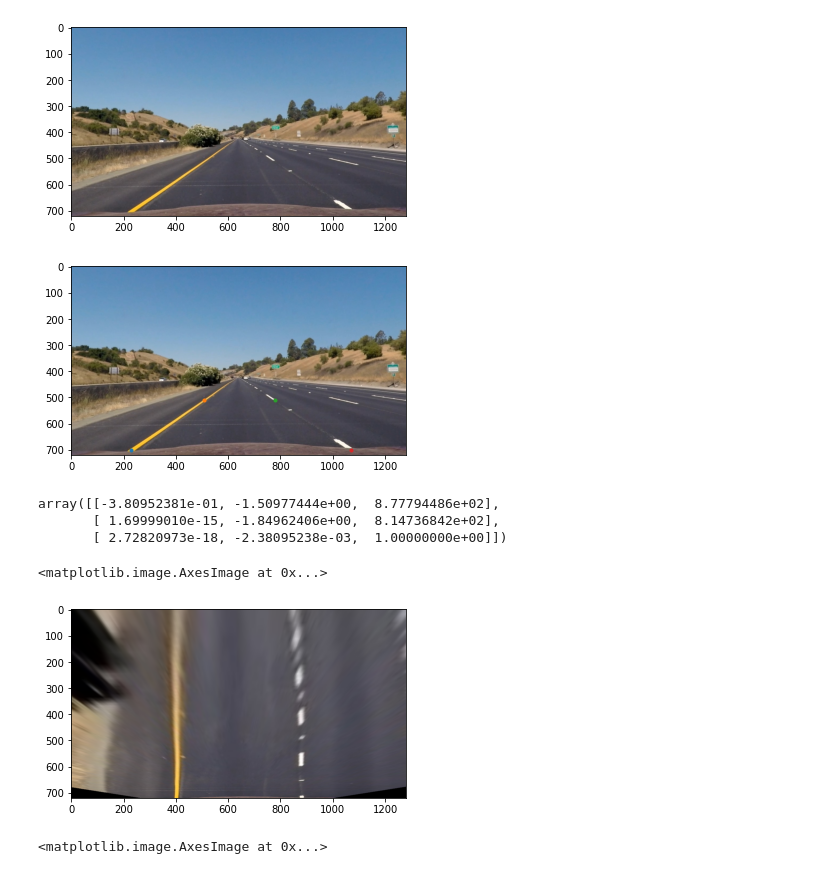
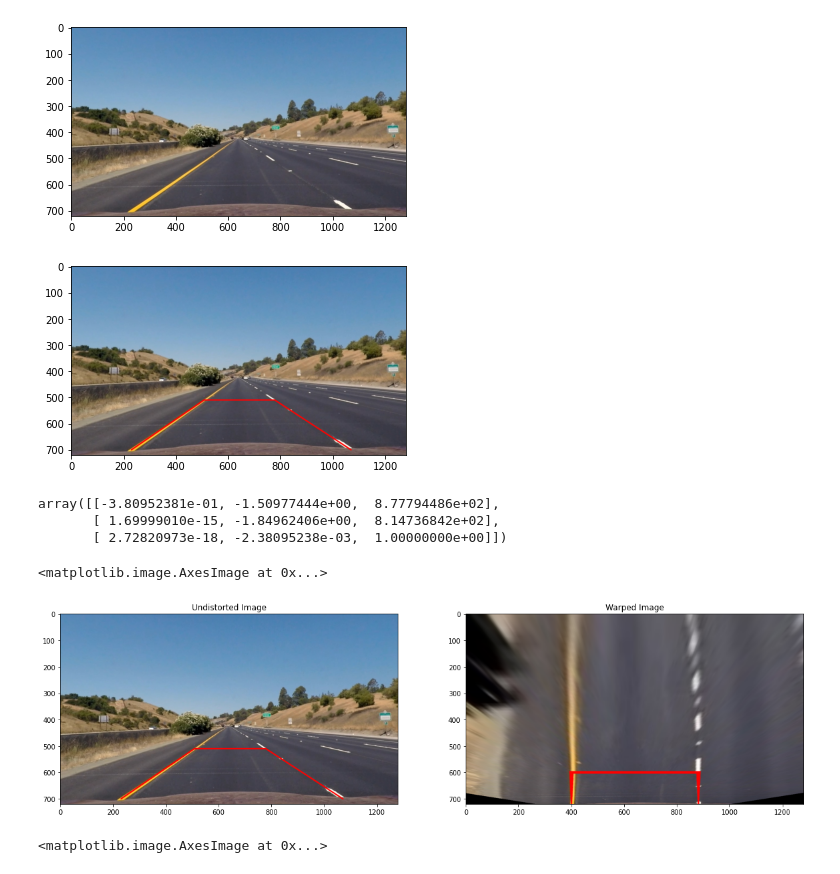
Before and after one commit to SaAmiBo/CarND-Advanced-Lane-Lines, a Jupyter notebook: Code/PerspectiveTransform.ipynb, the cells around one changed output. Saved outputs shown, nothing was run; the diff lists cells and outputs as text; code cells hidden in the pictures.

```diff
--- a/Code/PerspectiveTransform.ipynb
+++ b/Code/PerspectiveTransform.ipynb
@@ -44,10 +44,11 @@ points = np.float32([  [230,700]
                      , [778,510]
                      , [1070,700]])
 plt.imshow(img_undist)
-for point in points:
-    plt.plot(point[0], point[1], ".")
+for i, point in enumerate(points):
+    if i != len(points)-1:
+        cv2.line(img_undist, (points[i][0], points[i][1]), (points[i+1][0], points[i+1][1]), [255,0,0], 3)
 # %% [output]
-[figure, old version]
+[figure, new version]
 # %%
 # Defining the destination points
 offsetx = 400
@@ -69,10 +70,14 @@ array([[-3.80952381e-01, -1.50977444e+00,  8.77794486e+02],
        [ 2.72820973e-18, -2.38095238e-03,  1.00000000e+00]])
 # %%
 warped = cv2.warpPerspective(img_undist, M, img_size, flags=cv2.INTER_LINEAR)
-plt.imshow(warped)
+f, (ax1, ax2) = plt.subplots(1,2, figsize=[20,10])
+ax1.set_title("Undistorted Image")
+ax1.imshow(img_undist)
+ax2.set_title("Warped Image")
+ax2.imshow(warped)
 # %% [output]
 <matplotlib.image.AxesImage at 0x...>
-[figure, old version]
+[figure, new version]
 # %%
 perspective_info = {}
 perspective_info["M"] = M
```
Also changed, not shown: 1 other file.
